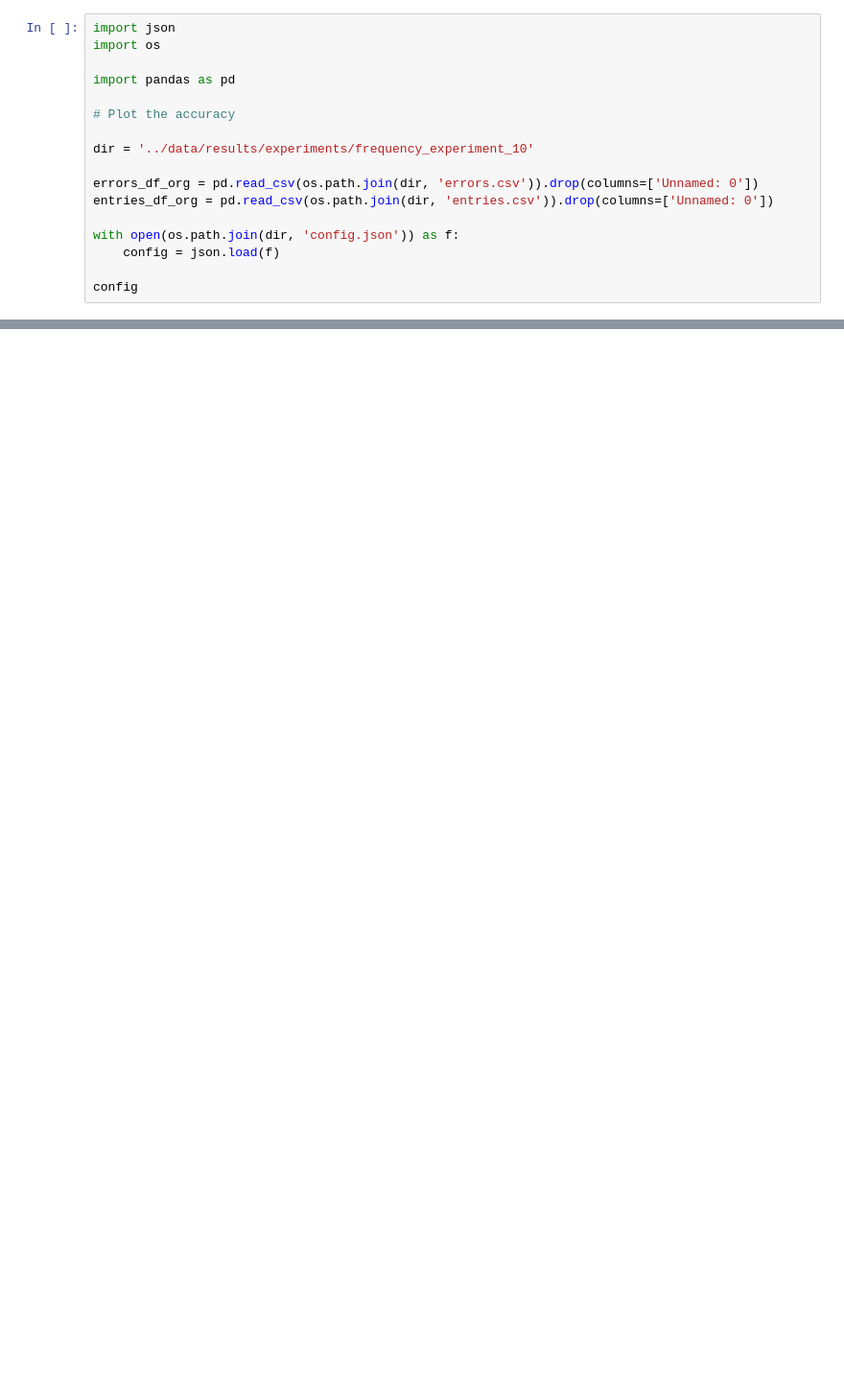
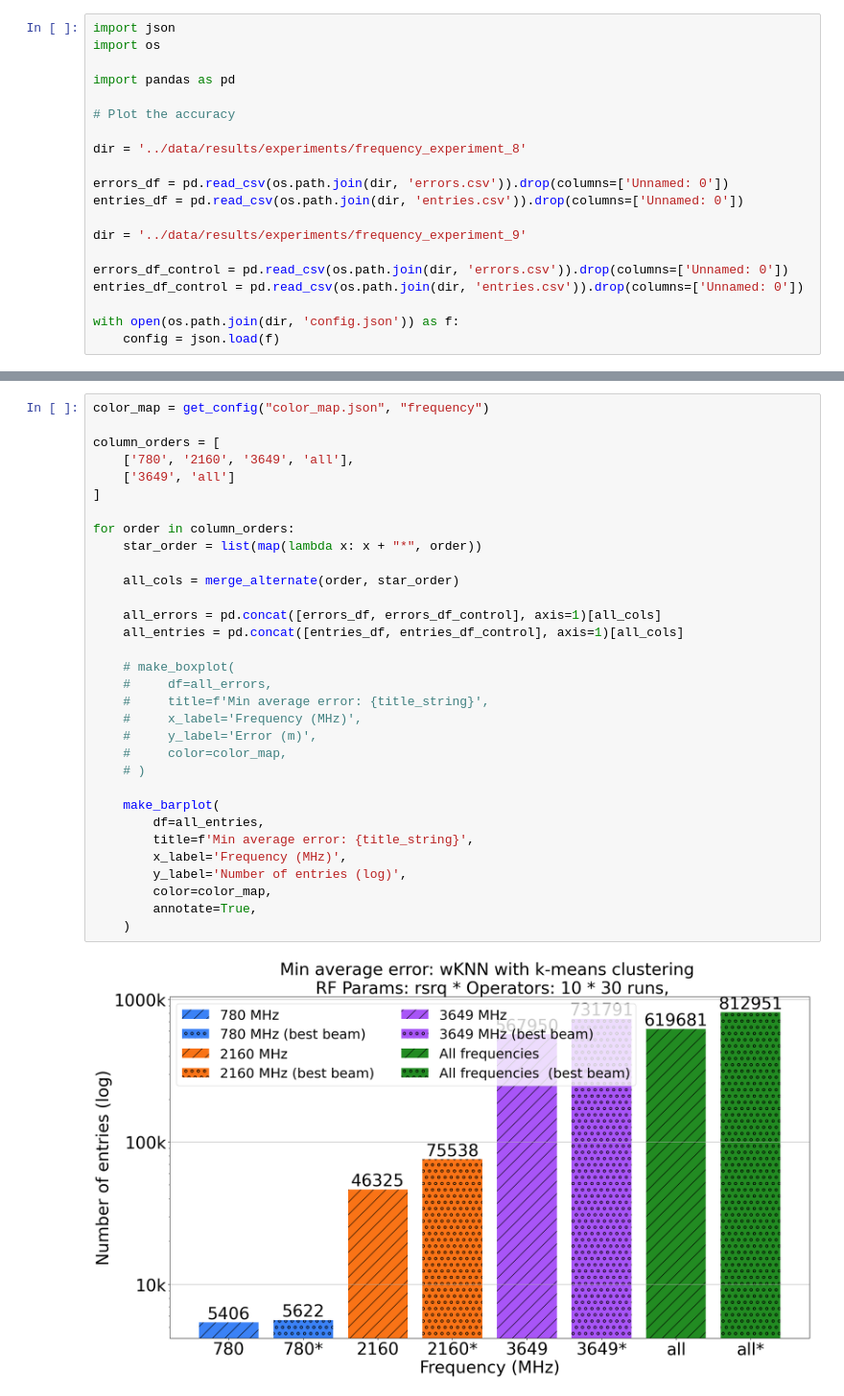
Before and after one commit to Andreas-Espelund/5G_localization, a Jupyter notebook: plotting/plot_frequency.ipynb, the cells around one changed output, grey strips where cells are left out. Shown at 96% size. Cells and saved outputs as stored; diff of their text form; blank space fills up the shorter version.

Commit message:
update freq plotting

```diff
--- a/plotting/plot_frequency.ipynb
+++ b/plotting/plot_frequency.ipynb
@@ -6,12 +6,15 @@ import pandas as pd
 
 # Plot the accuracy
 
-dir = '../data/results/experiments/frequency_experiment_10'
+dir = '../data/results/experiments/frequency_experiment_8'
 
-errors_df_org = pd.read_csv(os.path.join(dir, 'errors.csv')).drop(columns=['Unnamed: 0'])
-entries_df_org = pd.read_csv(os.path.join(dir, 'entries.csv')).drop(columns=['Unnamed: 0'])
+errors_df = pd.read_csv(os.path.join(dir, 'errors.csv')).drop(columns=['Unnamed: 0'])
+entries_df = pd.read_csv(os.path.join(dir, 'entries.csv')).drop(columns=['Unnamed: 0'])
+
+dir = '../data/results/experiments/frequency_experiment_9'
+
+errors_df_control = pd.read_csv(os.path.join(dir, 'errors.csv')).drop(columns=['Unnamed: 0'])
+entries_df_control = pd.read_csv(os.path.join(dir, 'entries.csv')).drop(columns=['Unnamed: 0'])
 
 with open(os.path.join(dir, 'config.json')) as f:
     config = json.load(f)
-
-config
@@ -88,0 +231,34 @@ for order in column_orders:
+# %%
+color_map = get_config("color_map.json", "frequency")
+
+column_orders = [
+    ['780', '2160', '3649', 'all'],
+    ['3649', 'all']
+]
+
+for order in column_orders:
+    star_order = list(map(lambda x: x + "*", order))
+
+    all_cols = merge_alternate(order, star_order)
+
+    all_errors = pd.concat([errors_df, errors_df_control], axis=1)[all_cols]
+    all_entries = pd.concat([entries_df, entries_df_control], axis=1)[all_cols]
+
+    # make_boxplot(
+    #     df=all_errors,
+    #     title=f'Min average error: {title_string}',
+    #     x_label='Frequency (MHz)',
+    #     y_label='Error (m)',
+    #     color=color_map,
+    # )
+
+    make_barplot(
+        df=all_entries,
+        title=f'Min average error: {title_string}',
+        x_label='Frequency (MHz)',
+        y_label='Number of entries (log)',
+        color=color_map,
+        annotate=True,
+    )
+# %% [output]
+[figure, added]
```
Also changed, not shown: parts of 5 cells of this notebook, 1 other file.
